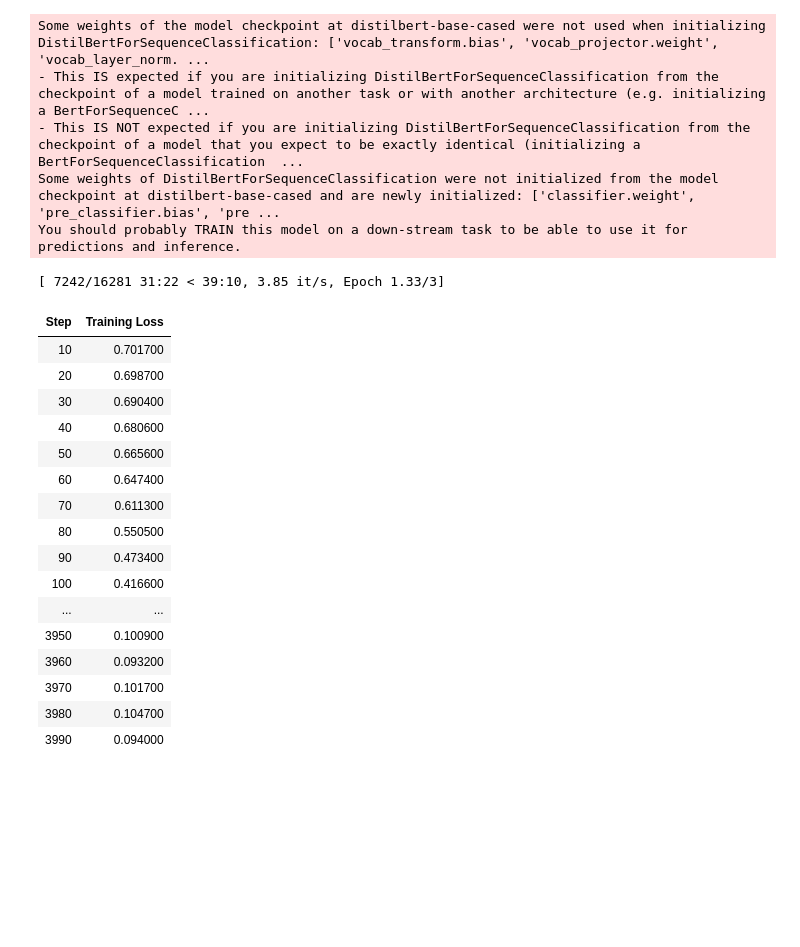
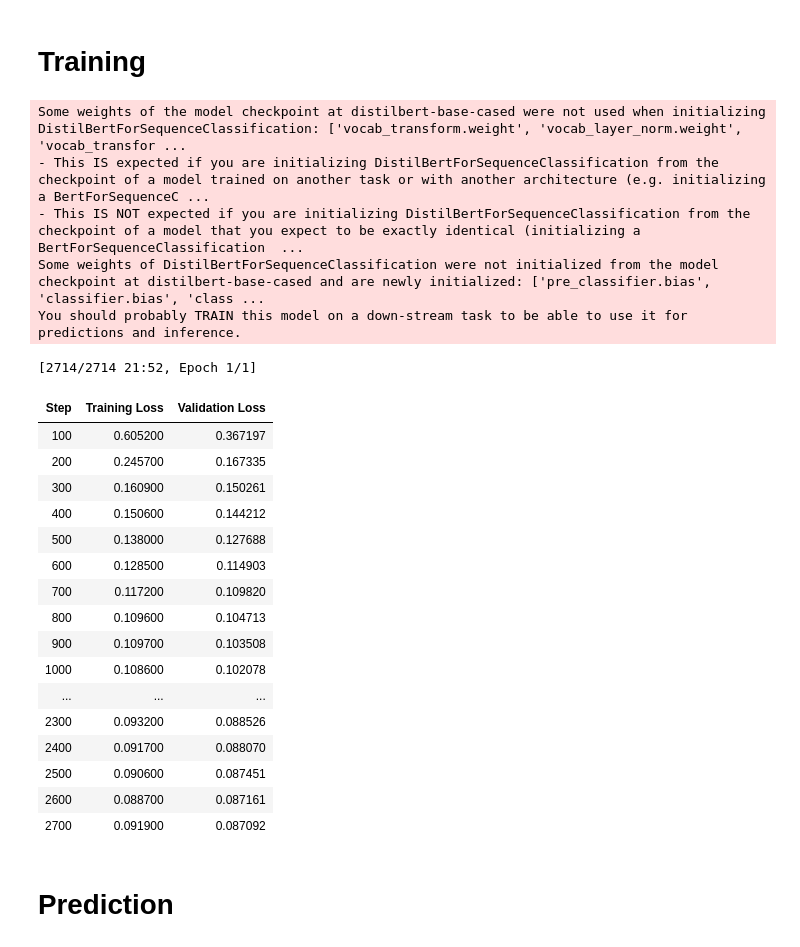
Before and after one commit to nheumann/nlp-sentiment-analysis, a Jupyter notebook: emotions.ipynb, the cells around one changed output. Cells and saved outputs as stored; diff of their text form; code cells hidden in the pictures; blank space fills up the shorter version.

Commit message:
Update train to include validation, add inference

```diff
--- a/emotions.ipynb
+++ b/emotions.ipynb
@@ -48,7 +10,7 @@ from torch.utils.data import DataLoader
 import torch
 import numpy as np
 # %%
-model = "distilbert-base-cased"
+model_describ = "distilbert-base-cased"
 # %%
 data = load_dataset("go_emotions", "simplified")
 
@@ -73,7 +35,7 @@ train_oh_labels = one_hot_labels(train_df, n_labels)
 valid_oh_labels = one_hot_labels(valid_df, n_labels)
 test_oh_labels = one_hot_labels(test_df, n_labels)
 # %%
-tokenizer = AutoTokenizer.from_pretrained(model)
+tokenizer = AutoTokenizer.from_pretrained(model_describ)
 #train = train.map(lambda e: tokenizer(e['text'], truncation=True, padding='max_length'), batched=True)
 # we can still pass max length here
 train_encodings = tokenizer(train_df['text'].values.tolist(), padding=True, truncation=True)#, is_split_into_words=True, return_offsets_mapping=True, padding=True, truncation=True)
@@ -109,46 +103,56 @@ class MultilabelTrainer(Trainer):
+# %% [markdown]
+# Training
+# %%
+output_dir = './results/models'
+best_model_path = output_dir + "/best"
 # %%
 training_args = TrainingArguments(
-    output_dir='./results',          # output directory
-    num_train_epochs=3,              # total number of training epochs
-    #per_device_train_batch_size=16,  # batch size per device during training
-    #per_device_eval_batch_size=64,   # batch size for evaluation
+    output_dir=output_dir,          # output directory
+    num_train_epochs=1,              # total number of training epochs
+    per_device_train_batch_size=16,  # batch size per device during training
+    per_device_eval_batch_size=64,   # batch size for evaluation
     warmup_steps=500,                # number of warmup steps for learning rate scheduler
     weight_decay=0.01,               # strength of weight decay
     logging_dir='./logs',            # directory for storing logs
-    logging_steps=1000,
+    logging_steps=100,
+    save_total_limit=10,
+    evaluation_strategy="steps",
+    load_best_model_at_end=True,     # Defaults to loss as criterion
+
 )
-
-model = DistilBertForSequenceClassification.from_pretrained(model, num_labels = n_labels)
+model = DistilBertForSequenceClassification.from_pretrained(model_describ, num_labels = n_labels, id2label=id2label)
 
 trainer = MultilabelTrainer(
     model=model,                         # the instantiated 🤗 Transformers model to be trained
     args=training_args,                  # training arguments, defined above
     train_dataset=train_dataset,         # training dataset
     eval_dataset=val_dataset             # evaluation dataset
 )
-
 trainer.train()
+trainer.save_model(best_model_path)
 # %% [output]
-Some weights of the model checkpoint at distilbert-base-cased were not used when initializing DistilBertForSequenceClassification: ['vocab_transform.bias', 'vocab_projector.weight', 'vocab_layer_norm. ...
+Some weights of the model checkpoint at distilbert-base-cased were not used when initializing DistilBertForSequenceClassification: ['vocab_transform.weight', 'vocab_layer_norm.weight', 'vocab_transfor ...
 - This IS expected if you are initializing DistilBertForSequenceClassification from the checkpoint of a model trained on another task or with another architecture (e.g. initializing a BertForSequenceC ...
 - This IS NOT expected if you are initializing DistilBertForSequenceClassification from the checkpoint of a model that you expect to be exactly identical (initializing a BertForSequenceClassification  ...
-Some weights of DistilBertForSequenceClassification were not initialized from the model checkpoint at distilbert-base-cased and are newly initialized: ['classifier.weight', 'pre_classifier.bias', 'pre ...
+Some weights of DistilBertForSequenceClassification were not initialized from the model checkpoint at distilbert-base-cased and are newly initialized: ['pre_classifier.bias', 'classifier.bias', 'class ...
 You should probably TRAIN this model on a down-stream task to be able to use it for predictions and inference.
-[ 7242/16281 31:22 < 39:10, 3.85 it/s, Epoch 1.33/3]
+[2714/2714 21:52, Epoch 1/1]
-| Step | Training Loss |
-| 10 | 0.701700 |
-| 20 | 0.698700 |
-| 30 | 0.690400 |
-| 40 | 0.680600 |
-| 50 | 0.665600 |
-| 60 | 0.647400 |
-| 70 | 0.611300 |
-| 80 | 0.550500 |
-| 90 | 0.473400 |
-| 100 | 0.416600 |
-| ... | ... |
-| 3950 | 0.100900 |
-| 3960 | 0.093200 |
-| 3970 | 0.101700 |
-| 3980 | 0.104700 |
-| 3990 | 0.094000 |
+| Step | Training Loss | Validation Loss |
+| 100 | 0.605200 | 0.367197 |
+| 200 | 0.245700 | 0.167335 |
+| 300 | 0.160900 | 0.150261 |
+| 400 | 0.150600 | 0.144212 |
+| 500 | 0.138000 | 0.127688 |
+| 600 | 0.128500 | 0.114903 |
+| 700 | 0.117200 | 0.109820 |
+| 800 | 0.109600 | 0.104713 |
+| 900 | 0.109700 | 0.103508 |
+| 1000 | 0.108600 | 0.102078 |
+| ... | ... | ... |
+| 2300 | 0.093200 | 0.088526 |
+| 2400 | 0.091700 | 0.088070 |
+| 2500 | 0.090600 | 0.087451 |
+| 2600 | 0.088700 | 0.087161 |
+| 2700 | 0.091900 | 0.087092 |
+# %% [markdown]
+# Prediction
```
Also changed, not shown: parts of 11 cells of this notebook.
